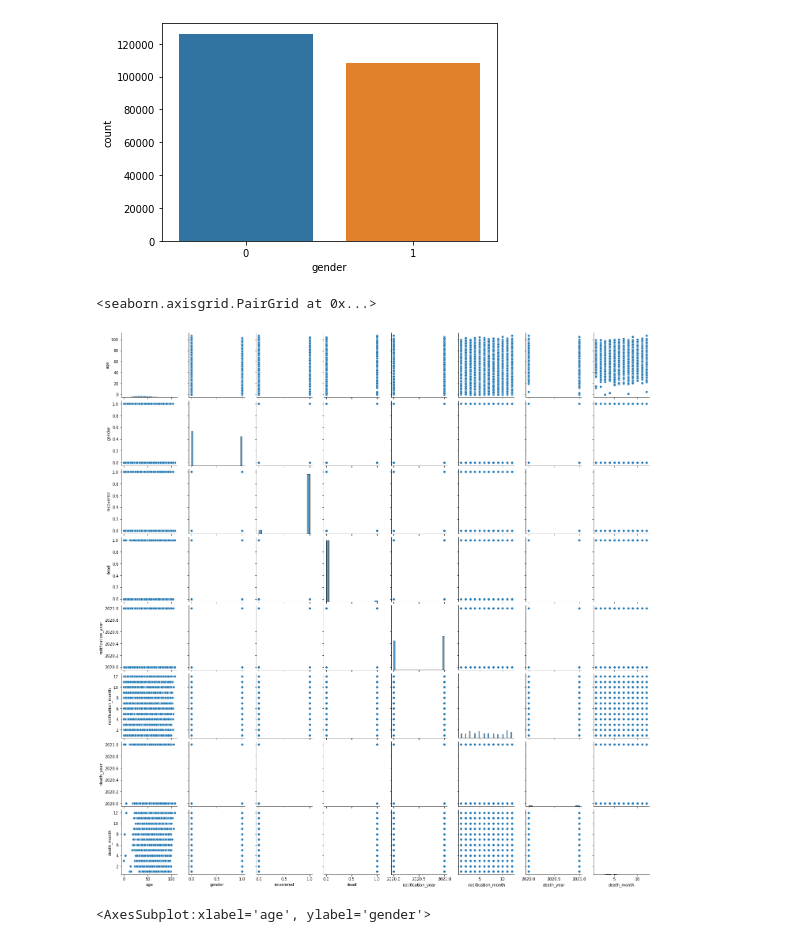
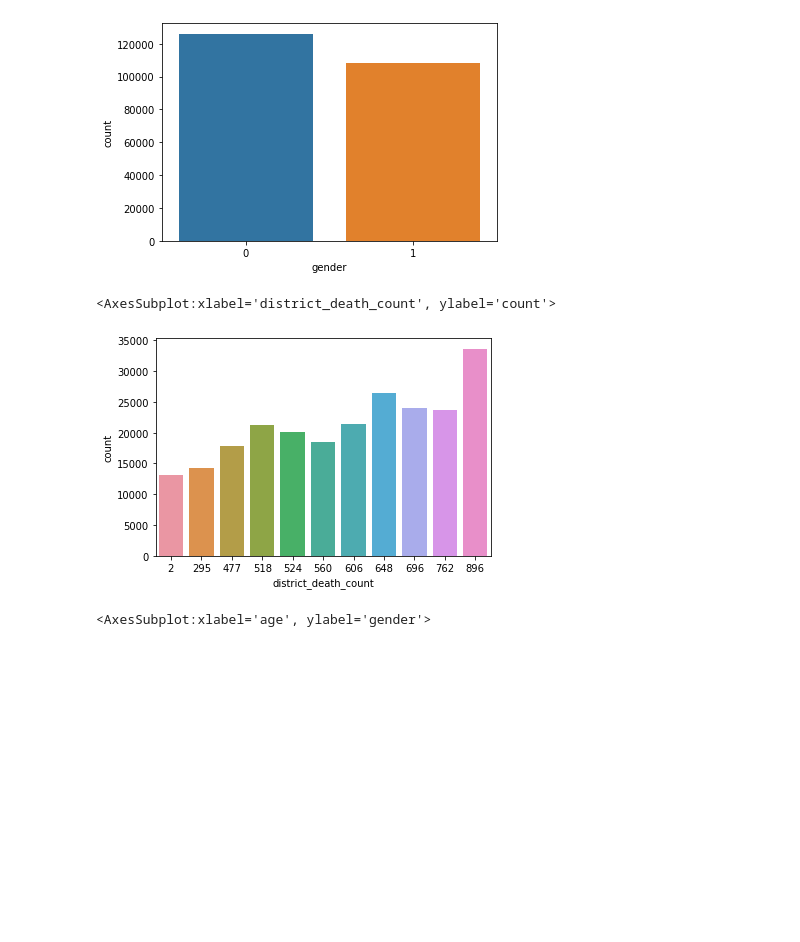
Before and after one commit to brunolcarli/IPythonNotebooks, a Jupyter notebook: covid_curitiba.ipynb, the cells around one changed output. Cells and saved outputs as stored; diff of their text form; code cells hidden in the pictures; blank space fills up the shorter version.

```diff
--- a/covid_curitiba.ipynb
+++ b/covid_curitiba.ipynb
@@ -192,0 +270,13 @@ Age ->
+# %%
+district_counts = []
+district_count_map =  Counter(df['district'].values)
+for district in df.district.values:
+    if district in district_count_map:
+        district_counts.append(district_count_map.get(district))
+    else:
+        district_counts.append(df.district.isnull().sum())
+
+assert len(district_counts) == len(df)
+df['region_ocurrences'] = district_counts
+
+df[['district', 'region_ocurrences']].value_counts()
@@ -192,0 +297,12 @@ Age ->
+# %%
+district_death_count = {}
+
+for row in df[['district', 'dead']].values:
+    district, dead = row
+    if dead == 1:
+        if district in district_death_count:
+            district_death_count[district] += 1
+        else:
+            district_death_count[district] = 1
+
+print(district_death_count)
@@ -193,3 +311,12 @@ Age ->
+# %%
+region_death_count = []
+
+for district in df.district.values:
+    if district in district_death_count:
+        region_death_count.append(district_death_count.get(district))
+
+assert len(region_death_count) == len(df)
+df['district_death_count'] = region_death_count
 # %%
 sns.boxplot(df['age'])
 plt.show()
@@ -239,10 +372,10 @@ sns.countplot(df['gender'])
 <AxesSubplot:xlabel='gender', ylabel='count'>
 [figure]
 # %%
-sns.pairplot(df)
+sns.countplot(df['district_death_count'])
 # %% [output]
-<seaborn.axisgrid.PairGrid at 0x...>
+<AxesSubplot:xlabel='district_death_count', ylabel='count'>
-[figure, old version]
+[figure, new version]
 # %%
 sns.scatterplot(df['age'], df['gender'],hue=df['dead'])
 # %% [output]
```
Also changed, not shown: parts of 45 cells of this notebook.
